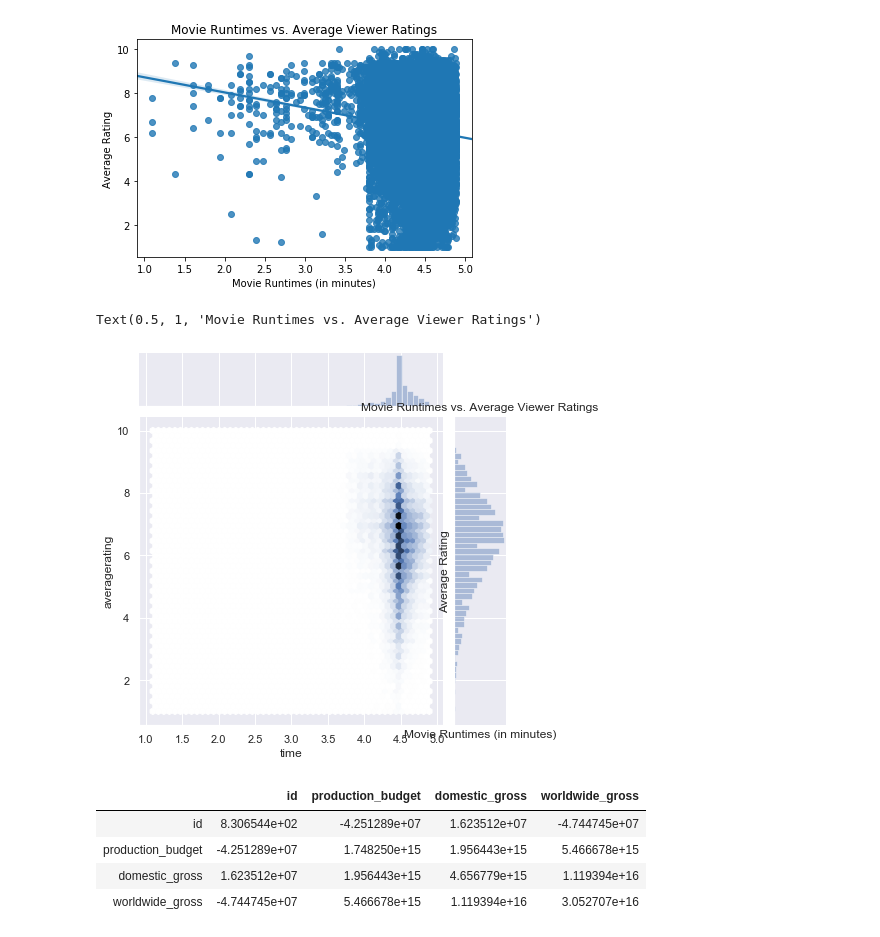
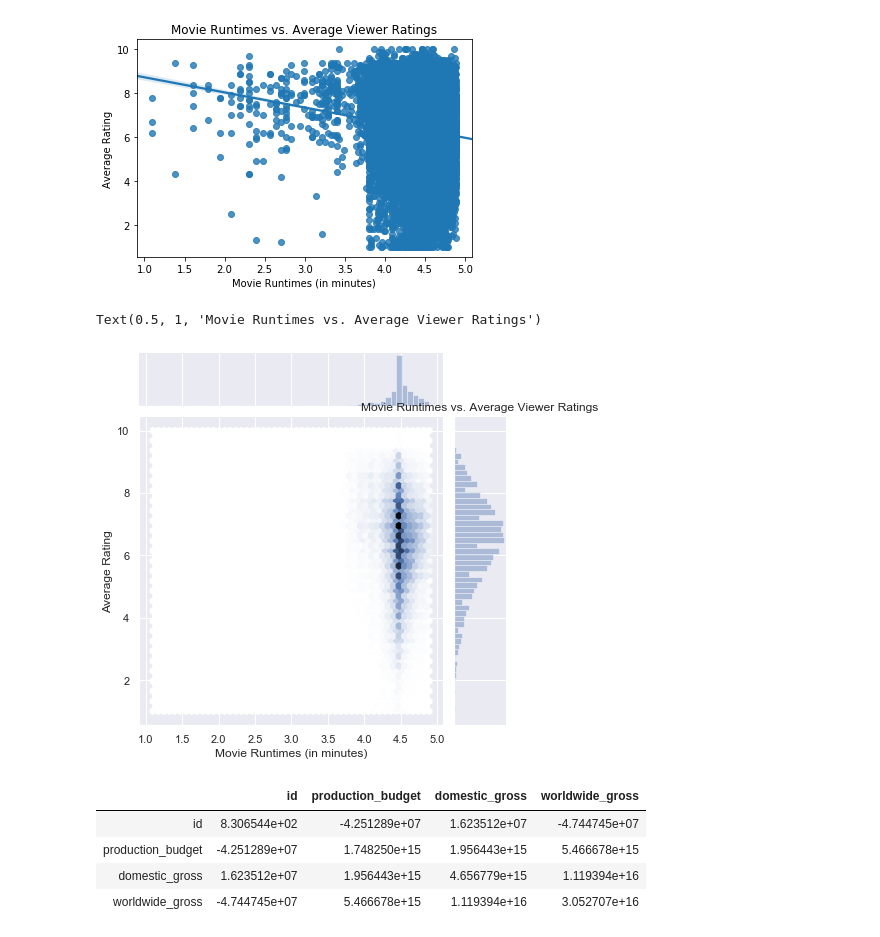
Before and after one commit to EricaSG/dsc-mod-1-project-v2-1-onl01-dtsc-ft-041320, a Jupyter notebook: student.ipynb, the cells around one changed output. Saved outputs shown, nothing was run; the diff lists cells and outputs as text; code cells hidden in the pictures.

```diff
--- a/student.ipynb
+++ b/student.ipynb
@@ -786,13 +786,11 @@ Text(0.5, 1.0, 'Movie Runtimes vs. Average Viewer Ratings')
 [figure]
 # %%
 #Try Log Transformation Plot
-sns.jointplot(x= 'time', y= 'averagerating', data= imdb_ratings_basics_df, kind='hex')
-plt.xlabel('Movie Runtimes (in minutes)')
-plt.ylabel('Average Rating')
+sns.jointplot(x= 'time', y= 'averagerating', data= imdb_ratings_basics_df, kind='hex').set_axis_labels('Movie Runtimes (in minutes)', 'Average Rating')
 plt.title('Movie Runtimes vs. Average Viewer Ratings')
 # %% [output]
 Text(0.5, 1, 'Movie Runtimes vs. Average Viewer Ratings')
-[figure, old version]
+[figure, new version]
 # %%
 tn_budgets_df.cov() #Covariance of production budget, domestic gross, & worldwide
 # %% [output]
```
